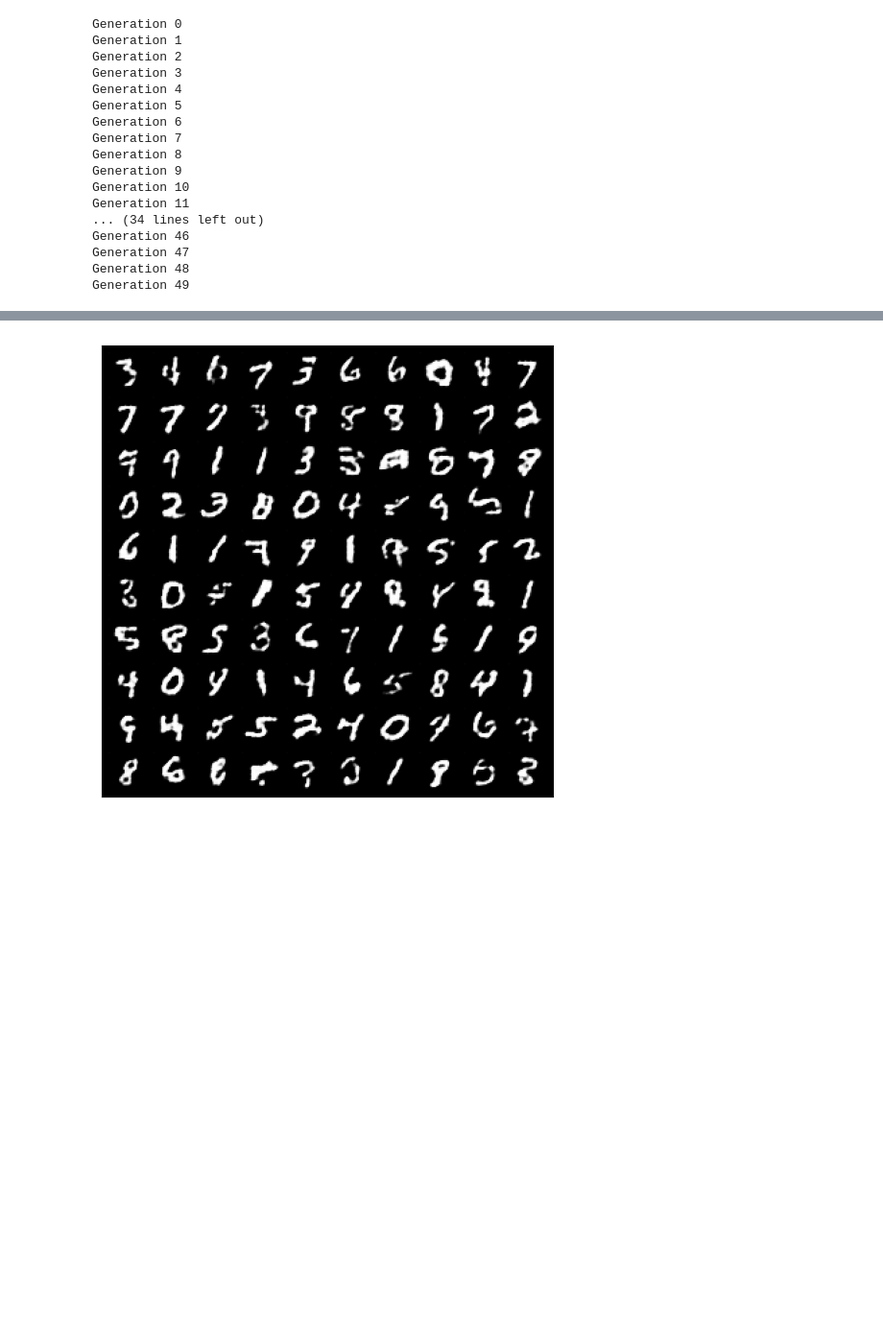
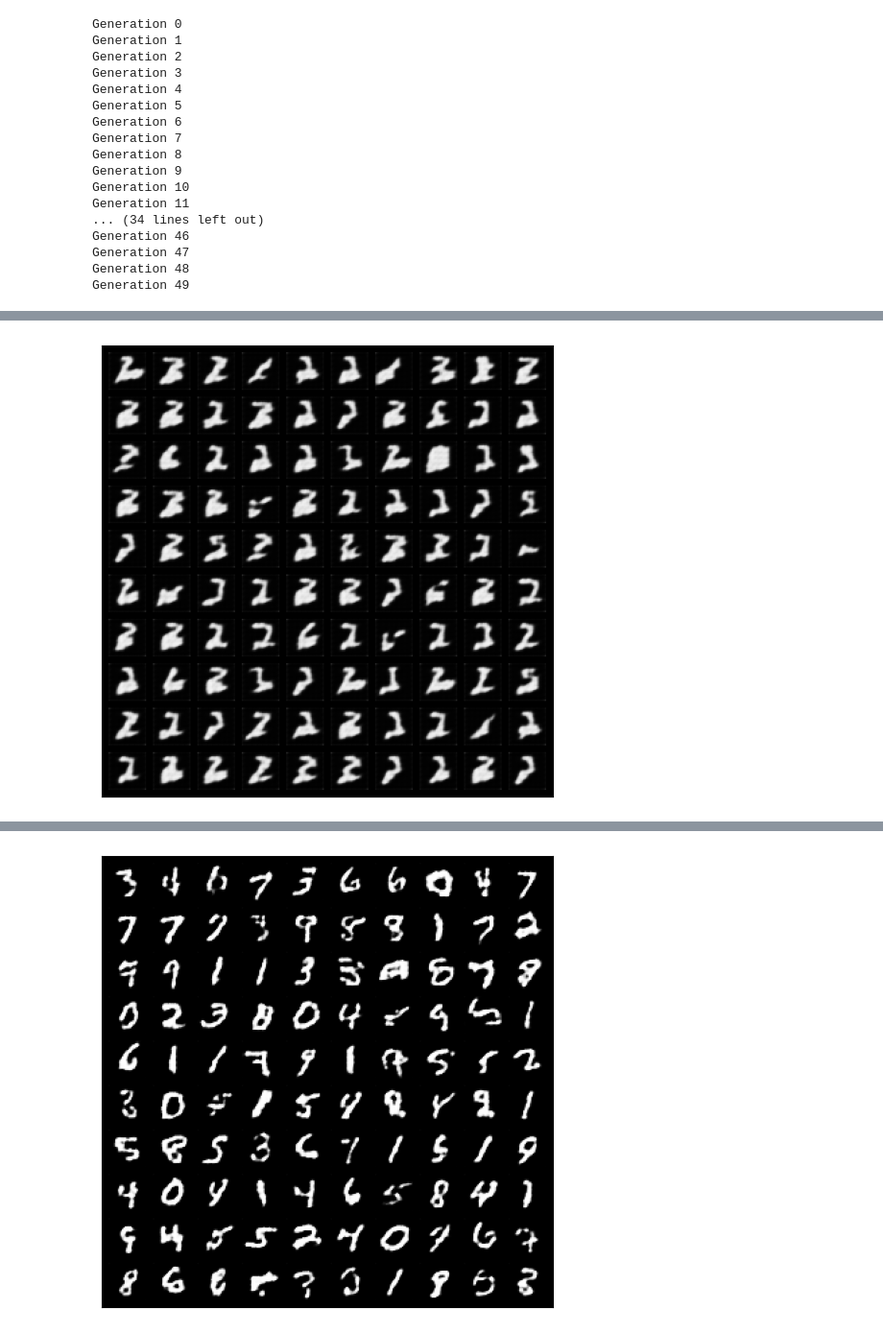
Before and after one commit to kevinngonyc/ModelCollapse, a Jupyter notebook: vae/notebooks/VQVAE.ipynb, the cells around one changed output, grey strips where cells are left out. Shown at 96% size. Cells and saved outputs as stored; diff of their text form; code cells hidden in the pictures; blank space fills up the shorter version.

```diff
--- a/vae/notebooks/VQVAE.ipynb
+++ b/vae/notebooks/VQVAE.ipynb
@@ -655,0 +791,14 @@ vqvae_lstm_codebook_loss = torch.load('outputs/tensors/loss_vqvae_lstm_codebook.
+# %%
+# latent_batch = generate_latent_batch(lstm, vqvae_collapsed, codebook=vqvae.vq.codebook, n=100)
+# generated_samples = vqvae_collapsed.decoder(latent_batch)
+fig, ax = plt.subplots(figsize=(5, 5))
+# show_image(make_grid(generated_samples.detach().cpu(),10,5))
+show_image(make_grid(selective_codebook_lstm_samples[50].detach().cpu(),10,5))
+# plt.show()
+plt.xticks([])
+plt.yticks([])
+
+plt.tight_layout()
+plt.savefig('images/gen50_vqvae_lstm_selective_codebook.png')
+# %% [output]
+[figure, added]
```
Also changed, not shown: parts of 26 cells of this notebook, 19 other files.
